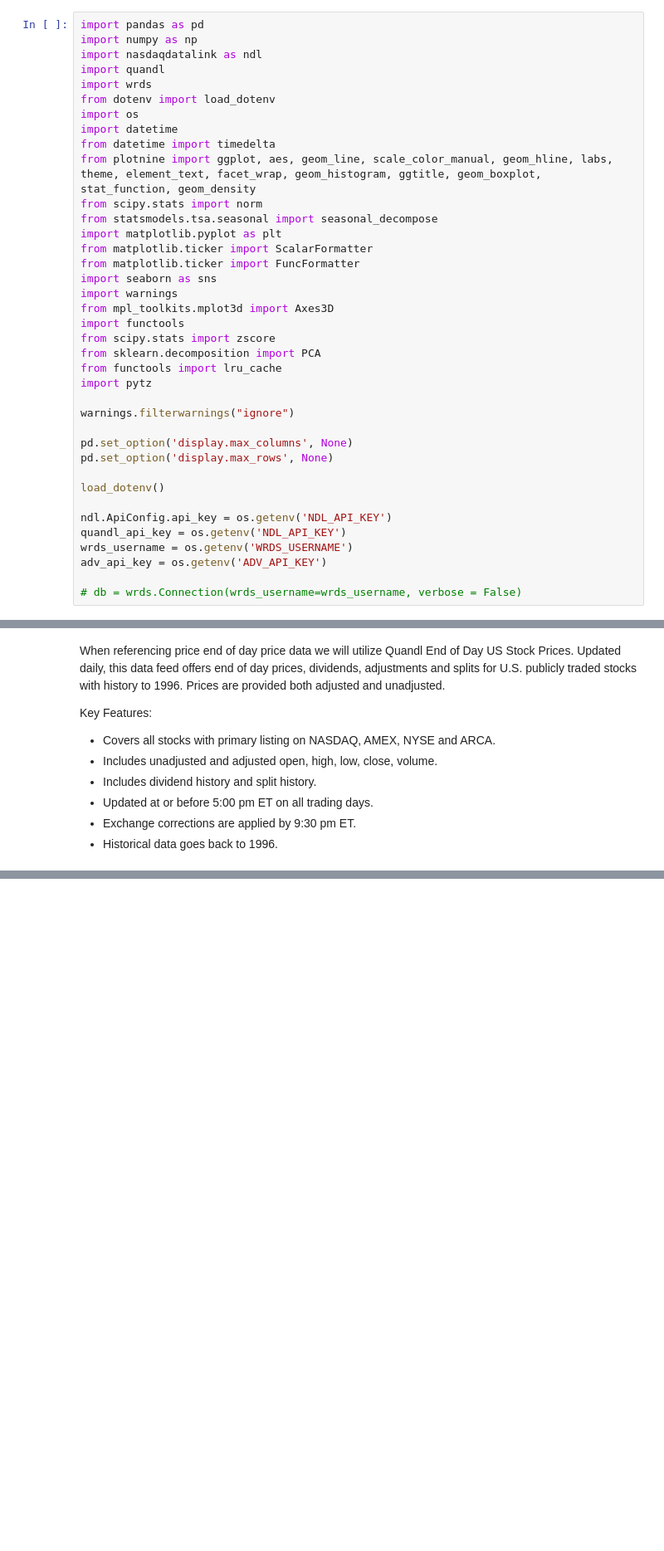
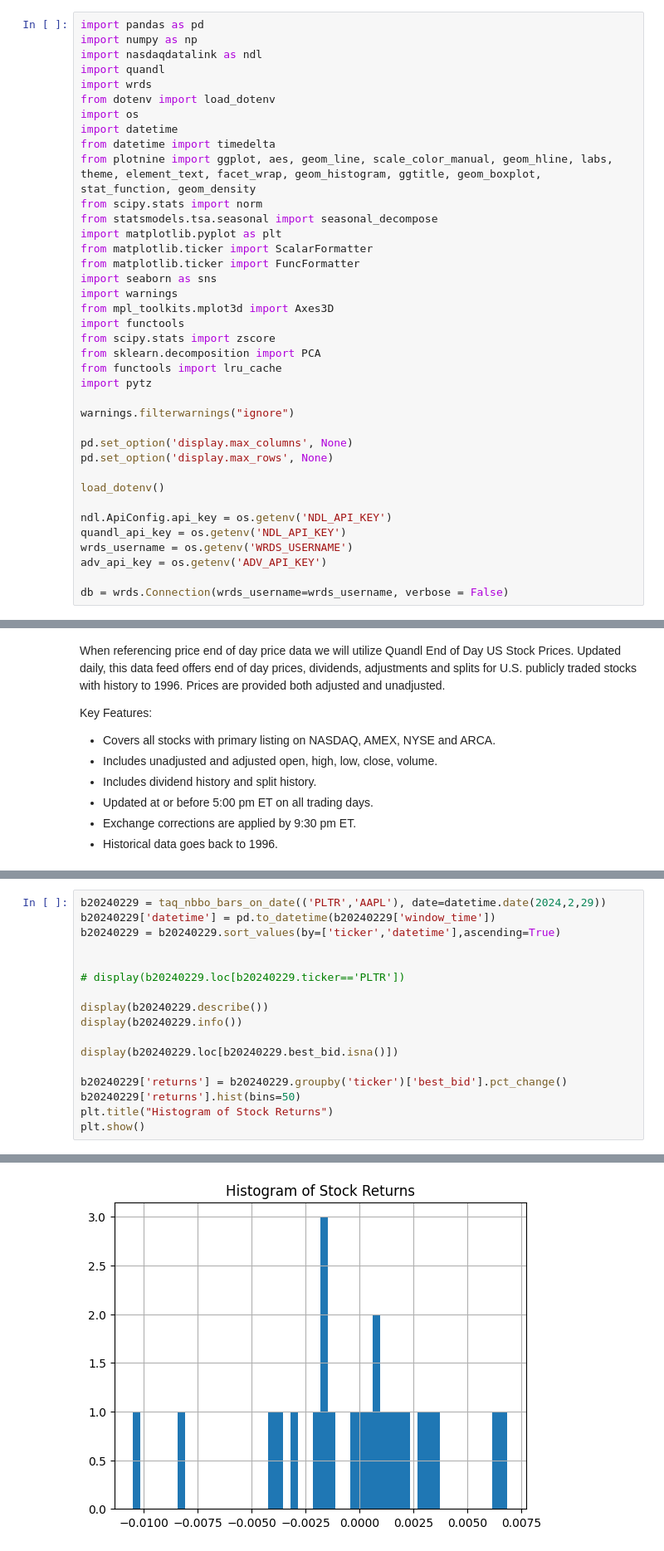
Before and after one commit to harrypandas/qts-final-project, a Jupyter notebook: notebooks/qts_final_project_draft.ipynb, the cells around one changed output, grey strips where cells are left out. Shown: that part at 83% size. Saved outputs shown, nothing was run; the diff lists cells and outputs as text; blank space fills up the shorter version.

```diff
--- a/notebooks/qts_final_project_draft.ipynb
+++ b/notebooks/qts_final_project_draft.ipynb
@@ -88,4 +112,4 @@ quandl_api_key = os.getenv('NDL_API_KEY')
 wrds_username = os.getenv('WRDS_USERNAME')
 adv_api_key = os.getenv('ADV_API_KEY')
 
-# db = wrds.Connection(wrds_username=wrds_username, verbose = False)
+db = wrds.Connection(wrds_username=wrds_username, verbose = False)
@@ -301,0 +482,18 @@ b20240229.set_index(['ticker', 'date', 'window_time']).head()
+# %%
+b20240229 = taq_nbbo_bars_on_date(('PLTR','AAPL'), date=datetime.date(2024,2,29))
+b20240229['datetime'] = pd.to_datetime(b20240229['window_time'])
+b20240229 = b20240229.sort_values(by=['ticker','datetime'],ascending=True)
+
+
+# display(b20240229.loc[b20240229.ticker=='PLTR'])
+
+display(b20240229.describe())
+display(b20240229.info())
+
+display(b20240229.loc[b20240229.best_bid.isna()])
+
+b20240229['returns'] = b20240229.groupby('ticker')['best_bid'].pct_change()
+b20240229['returns'].hist(bins=50)
+plt.title("Histogram of Stock Returns")
+plt.show()
+# %% [output]
@@ -302 +527,2 @@ b20240229.set_index(['ticker', 'date', 'window_time']).head()
+[figure, added]
 # %% [markdown]
```
Also changed, not shown: parts of 34 cells of this notebook.
